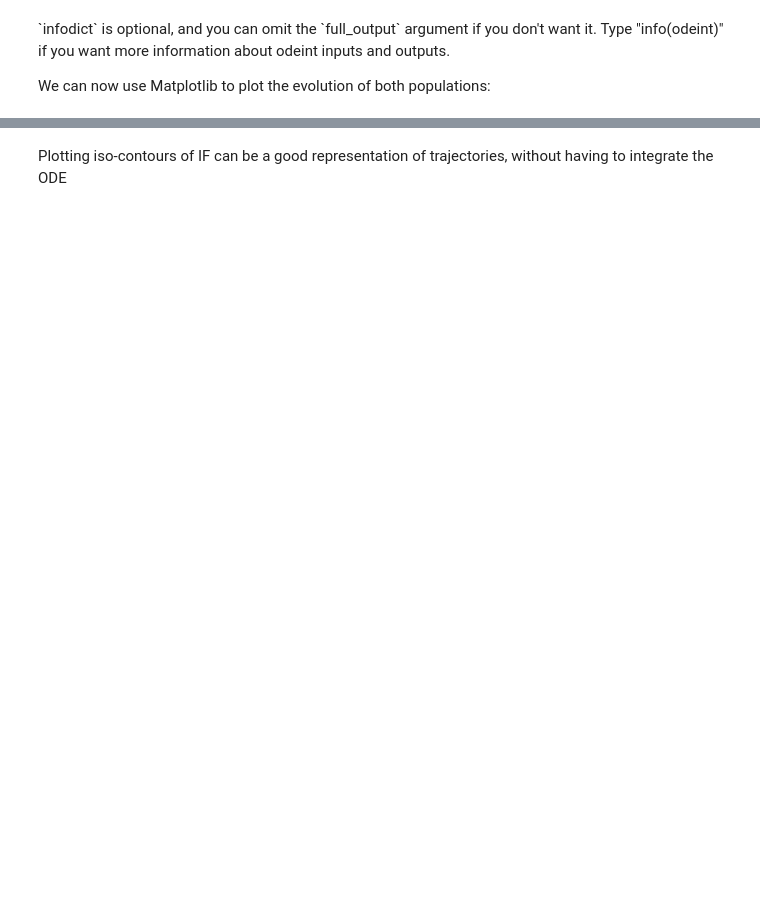
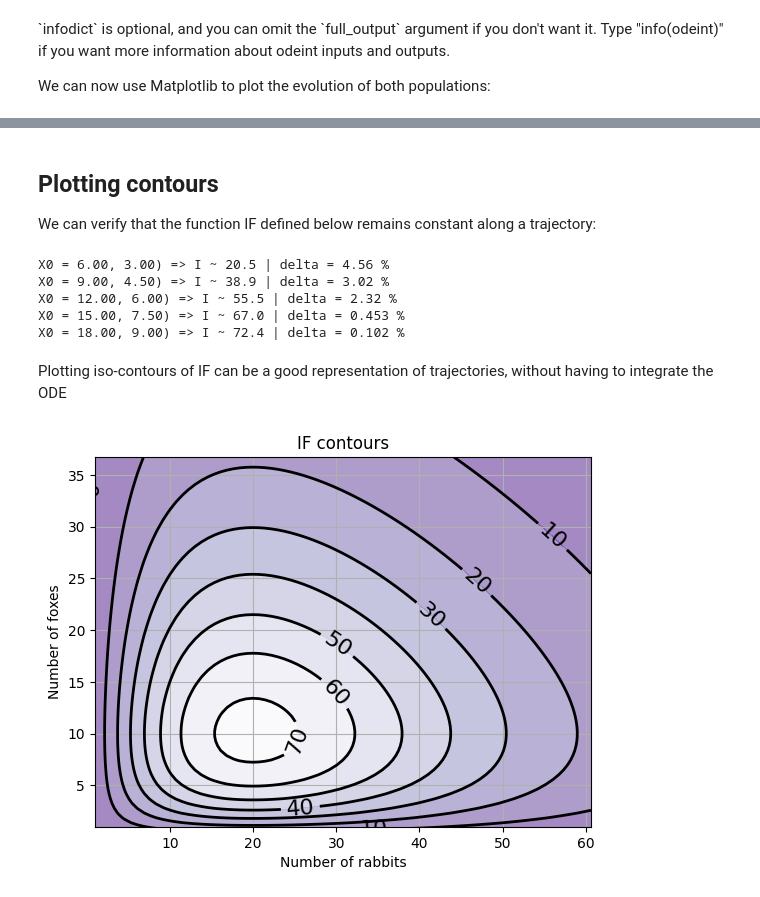
Before and after one commit to scipy/scipy-cookbook, a Jupyter notebook: ipython/LotkaVolterraTutorial.ipynb, the cells around one changed output, grey strips where cells are left out. Saved outputs shown, nothing was run; the diff lists cells and outputs as text; code cells hidden in the pictures; blank space fills up the shorter version.

```diff
--- a/ipython/LotkaVolterraTutorial.ipynb
+++ b/ipython/LotkaVolterraTutorial.ipynb
@@ -205,42 +236,45 @@ a trajectory:
+# %% [markdown]
+Plotting contours
+-----------------
+
+We can verify that the function IF defined below remains constant along
+a trajectory:
 # %%
-#!python
 def IF(X):
     u, v = X
-    return u**(c/a) * v * exp( -(b/a)*(d*u+v) )
+    return u**(c/a) * v * np.exp( -(b/a)*(d*u+v) )
+
 # We will verify that IF remains constant for different trajectories
 for v in values:
     X0 = v * X_f1                               # starting point
-    X = integrate.odeint( dX_dt, X0, t)
-    I = IF(X.T)                                 # compute IF along the trajectory
+    sol = solve_ivp(dX_dt, t_interval, X0)
+    I = IF(sol.y)                               # compute IF along the trajectory
     I_mean = I.mean()
     delta = 100 * (I.max()-I.min())/I_mean
-    print 'X0=(%2.f,%2.f) => I ~ %.1f |delta = %.3G %%' % (X0[0], X0[1], I_mean, delta)
-# >>> X0=( 6, 3) => I ~ 20.8 |delta = 6.19E-05 %
-#     X0=( 9, 4) => I ~ 39.4 |delta = 2.67E-05 %
-#     X0=(12, 6) => I ~ 55.7 |delta = 1.82E-05 %
-#     X0=(15, 8) => I ~ 66.8 |delta = 1.12E-05 %
-#     X0=(18, 9) => I ~ 72.4 |delta = 4.68E-06 %
+    print(f'X0 = {X0[0]:.2f}, {X0[1]:.2f}) => I ~ {I_mean:.1f} | delta = {delta:.3G} %')
+# %% [output]
+X0 = 6.00, 3.00) => I ~ 20.5 | delta = 4.56 %
+X0 = 9.00, 4.50) => I ~ 38.9 | delta = 3.02 %
+X0 = 12.00, 6.00) => I ~ 55.5 | delta = 2.32 %
+X0 = 15.00, 7.50) => I ~ 67.0 | delta = 0.453 %
+X0 = 18.00, 9.00) => I ~ 72.4 | delta = 0.102 %
 # %% [markdown]
 Plotting iso-contours of IF can be a good representation of
 trajectories, without having to integrate the ODE
 # %%
-#!python
-#-------------------------------------------------------
-# plot iso contours
 nb_points = 80                              # grid size
-x = linspace(0, xmax, nb_points)
-y = linspace(0, ymax, nb_points)
-X2 , Y2  = meshgrid(x, y)                   # create the grid
+x = np.linspace(0, xmax, nb_points)
+y = np.linspace(0, ymax, nb_points)
+X2 , Y2 = np.meshgrid(x, y)                   # create the grid
 Z2 = IF([X2, Y2])                           # compute IF on each point
-f3 = p.figure()
-CS = p.contourf(X2, Y2, Z2, cmap=p.cm.Purples_r, alpha=0.5)
-CS2 = p.contour(X2, Y2, Z2, colors='black', linewidths=2. )
-p.clabel(CS2, inline=1, fontsize=16, fmt='%.f')
-p.grid()
-p.xlabel('Number of rabbits')
-p.ylabel('Number of foxes')
-p.ylim(1, ymax)
-p.xlim(1, xmax)
-p.title('IF contours')
-f3.savefig('rabbits_and_foxes_3.png')
-p.show()
+CS = plt.contourf(X2, Y2, Z2, cmap=plt.cm.Purples_r, alpha=0.5)
+CS2 = plt.contour(X2, Y2, Z2, colors='black', linewidths=2. )
+plt.clabel(CS2, inline=1, fontsize=16, fmt='%.f')
+plt.grid()
+plt.xlabel('Number of rabbits')
+plt.ylabel('Number of foxes')
+plt.ylim(1, ymax)
+plt.xlim(1, xmax)
+plt.title('IF contours');
+# %% [output]
+[figure, added]
```
Also changed, not shown: parts of 28 cells of this notebook.
